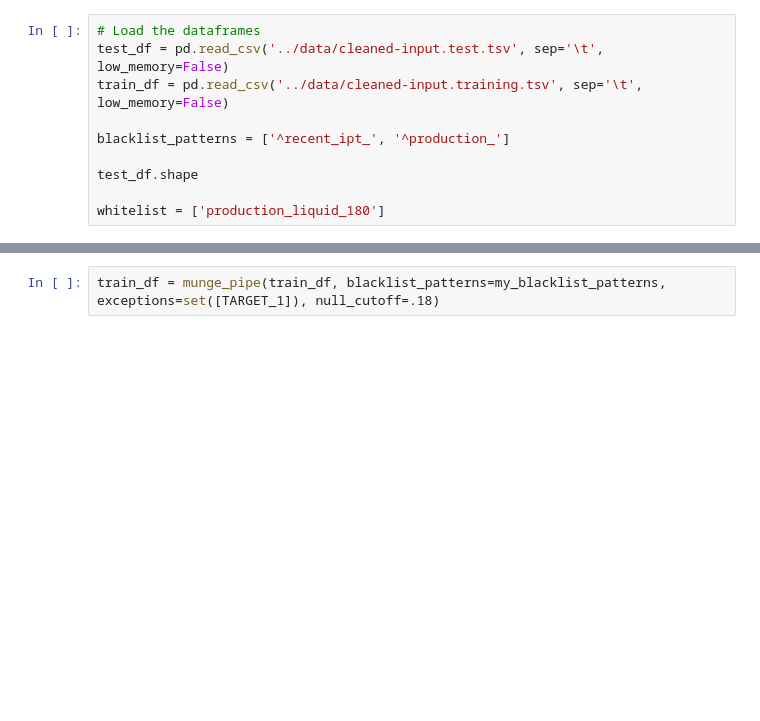
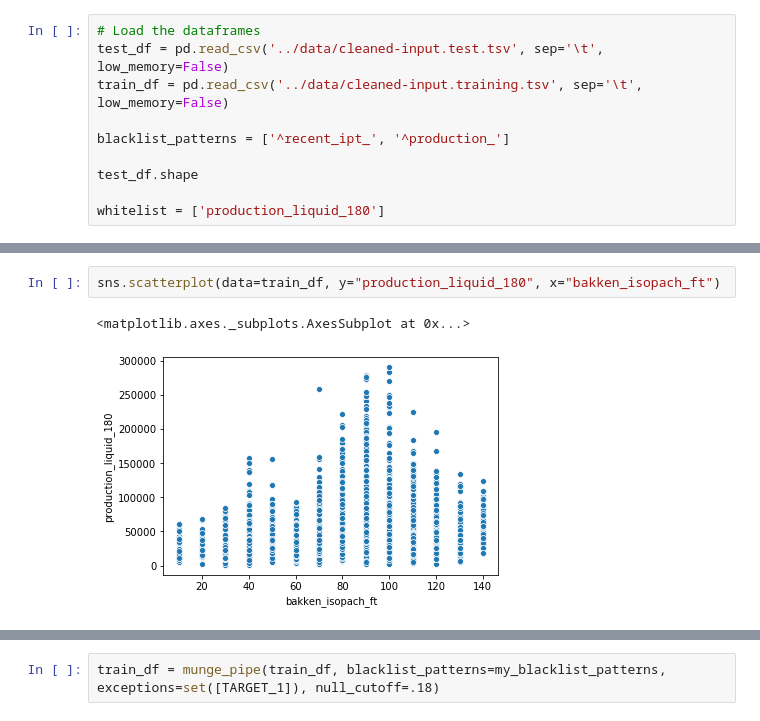
Before and after one commit to noproblem-james/data_imputation, a Jupyter notebook: notebooks/Bakken_modeling-Copy1.ipynb, the cells around one changed output, grey strips where cells are left out. Drawn from its saved outputs; the diff is of its cells as text; blank space fills up the shorter version.

```diff
--- a/notebooks/Bakken_modeling-Copy1.ipynb
+++ b/notebooks/Bakken_modeling-Copy1.ipynb
@@ -61,0 +162,5 @@ Index(['FileNo', 'CountyName', 'CurrentOperator', 'FieldName', 'GRElev',
+# %%
+sns.scatterplot(data=train_df, y="production_liquid_180", x="bakken_isopach_ft")
+# %% [output]
+<matplotlib.axes._subplots.AxesSubplot at 0x...>
+[figure, added]
```
Also changed, not shown: parts of 47 cells of this notebook, 3 other files.
